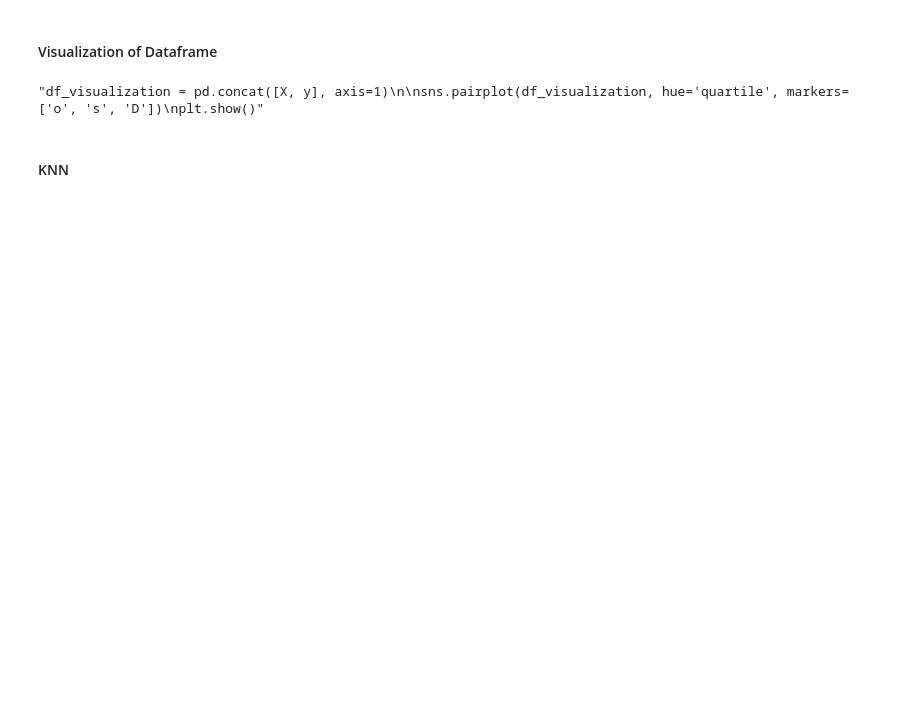
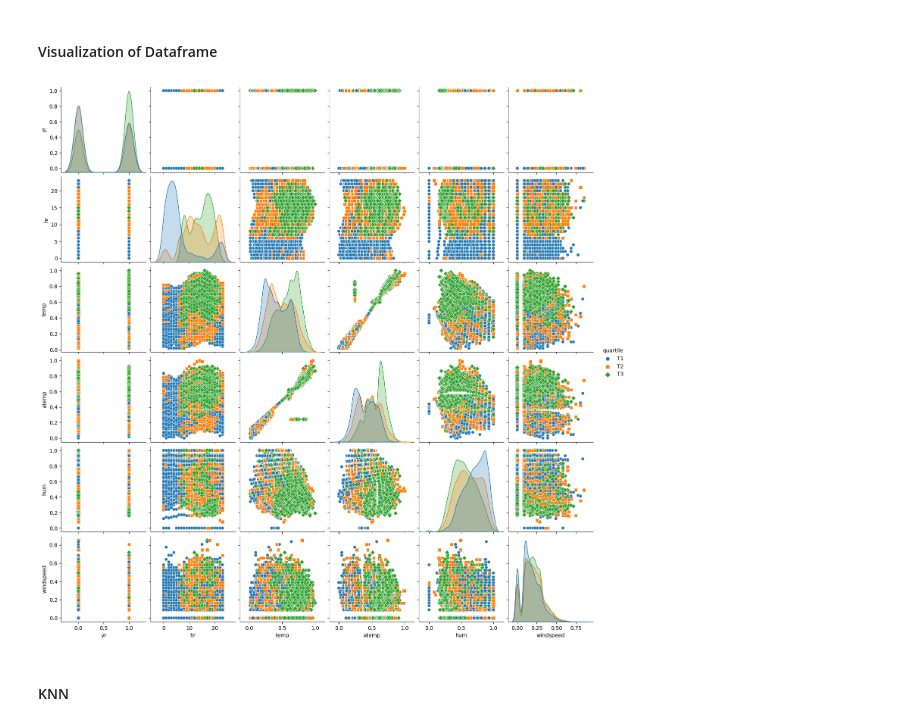
Before and after one commit to aa57c/CS_5568_Project, a Jupyter notebook: project_Classification.ipynb, the cells around one changed output. Drawn from its saved outputs; the diff is of its cells as text; code cells hidden in the pictures; blank space fills up the shorter version.

```diff
--- a/project_Classification.ipynb
+++ b/project_Classification.ipynb
@@ -316,12 +330,12 @@ Accuracy: 0.8409
 # %% [markdown]
 #### Visualization of Dataframe
 # %%
-"""df_visualization = pd.concat([X, y], axis=1)
+df_visualization = pd.concat([X, y], axis=1)
 
 sns.pairplot(df_visualization, hue='quartile', markers=['o', 's', 'D'])
-plt.show()"""
+plt.show()
 # %% [output]
-"df_visualization = pd.concat([X, y], axis=1)\n\nsns.pairplot(df_visualization, hue='quartile', markers=['o', 's', 'D'])\nplt.show()"
+[figure, added]
 # %% [markdown]
 #### KNN
 # %%
```
Also changed, not shown: parts of 6 cells of this notebook, 1 other file.
